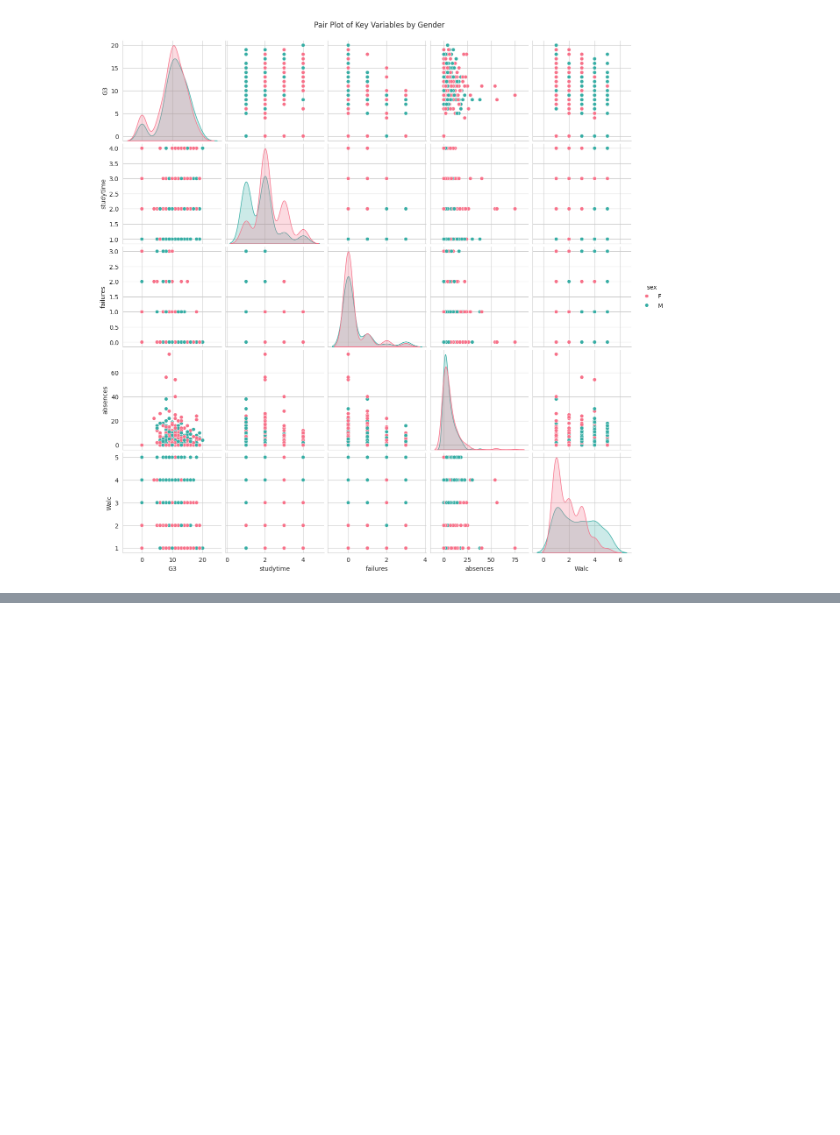
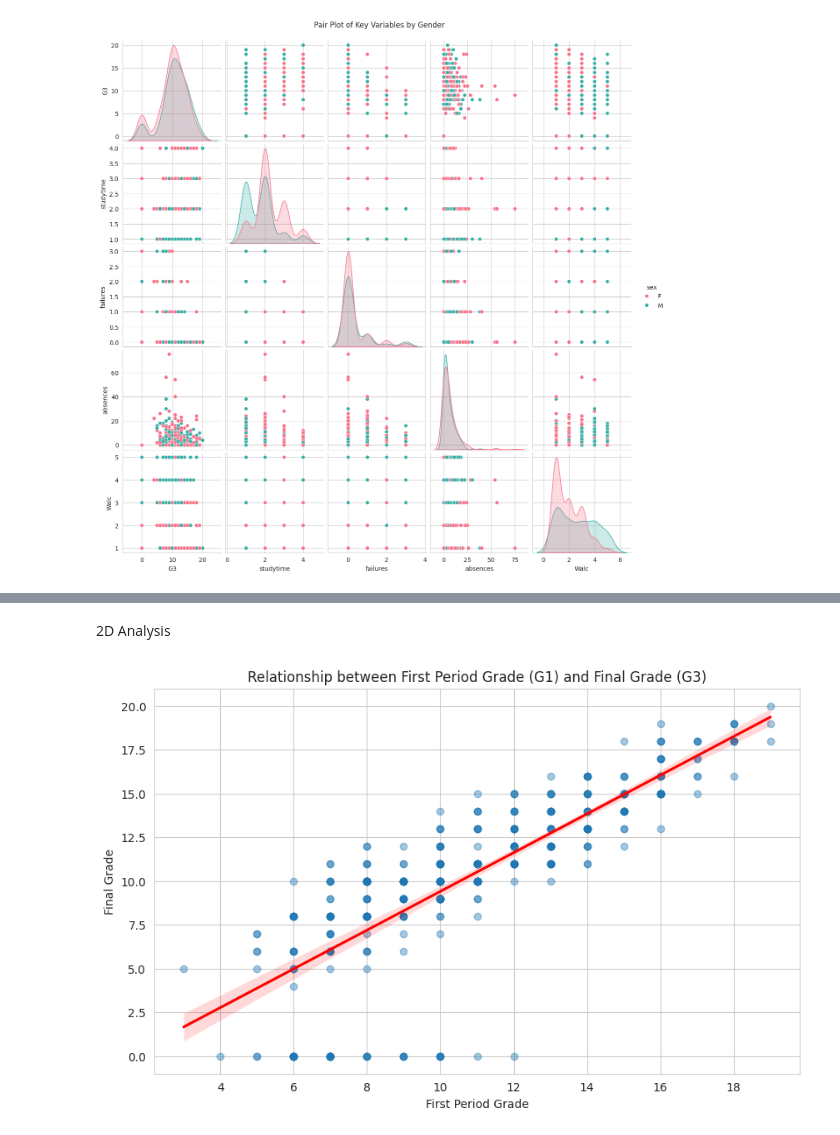
Before and after one commit to Ayushmaan101/EDA-CourseProject, a Jupyter notebook: 22BDS0367.ipynb, the cells around one changed output, grey strips where cells are left out. Drawn from its saved outputs; the diff is of its cells as text; code cells hidden in the pictures; blank space fills up the shorter version.

```diff
--- a/22BDS0367.ipynb
+++ b/22BDS0367.ipynb
@@ -367,0 +422,14 @@ plt.show()
+# %% [markdown]
+2D Analysis
+# %%
+#a. Numerical vs. Numerical
+# Analyze the relationship between first period grade (G1) and final grade (G3)
+plt.figure(figsize=(10, 6))
+sns.regplot(x='G1', y='G3', data=df, scatter_kws={'alpha':0.4}, line_kws={'color':'red'})
+plt.title('Relationship between First Period Grade (G1) and Final Grade (G3)')
+plt.xlabel('First Period Grade')
+plt.ylabel('Final Grade')
+plt.grid(True)
+plt.show()
+# %% [output]
+[figure, added]
```
Also changed, not shown: parts of 15 cells of this notebook.
